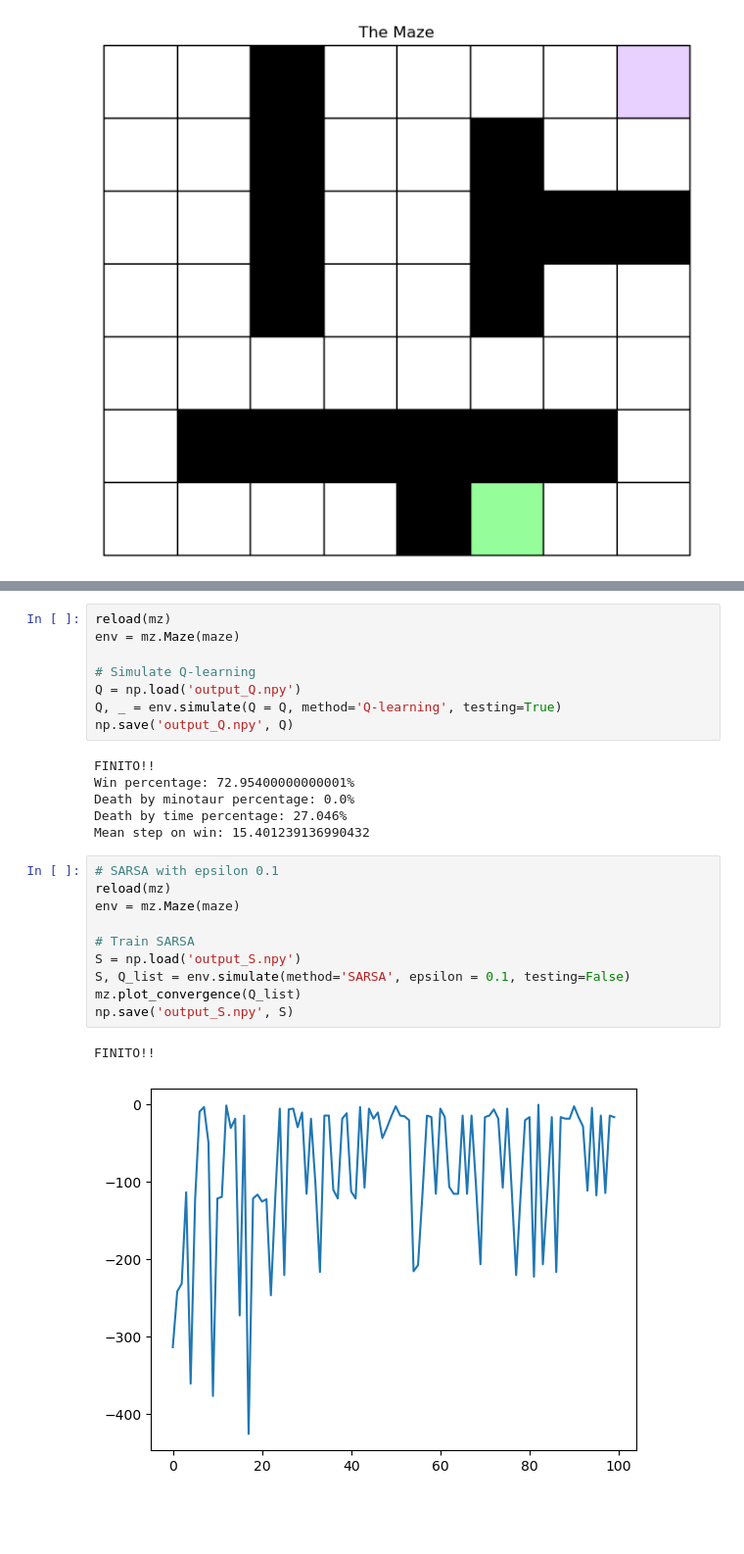
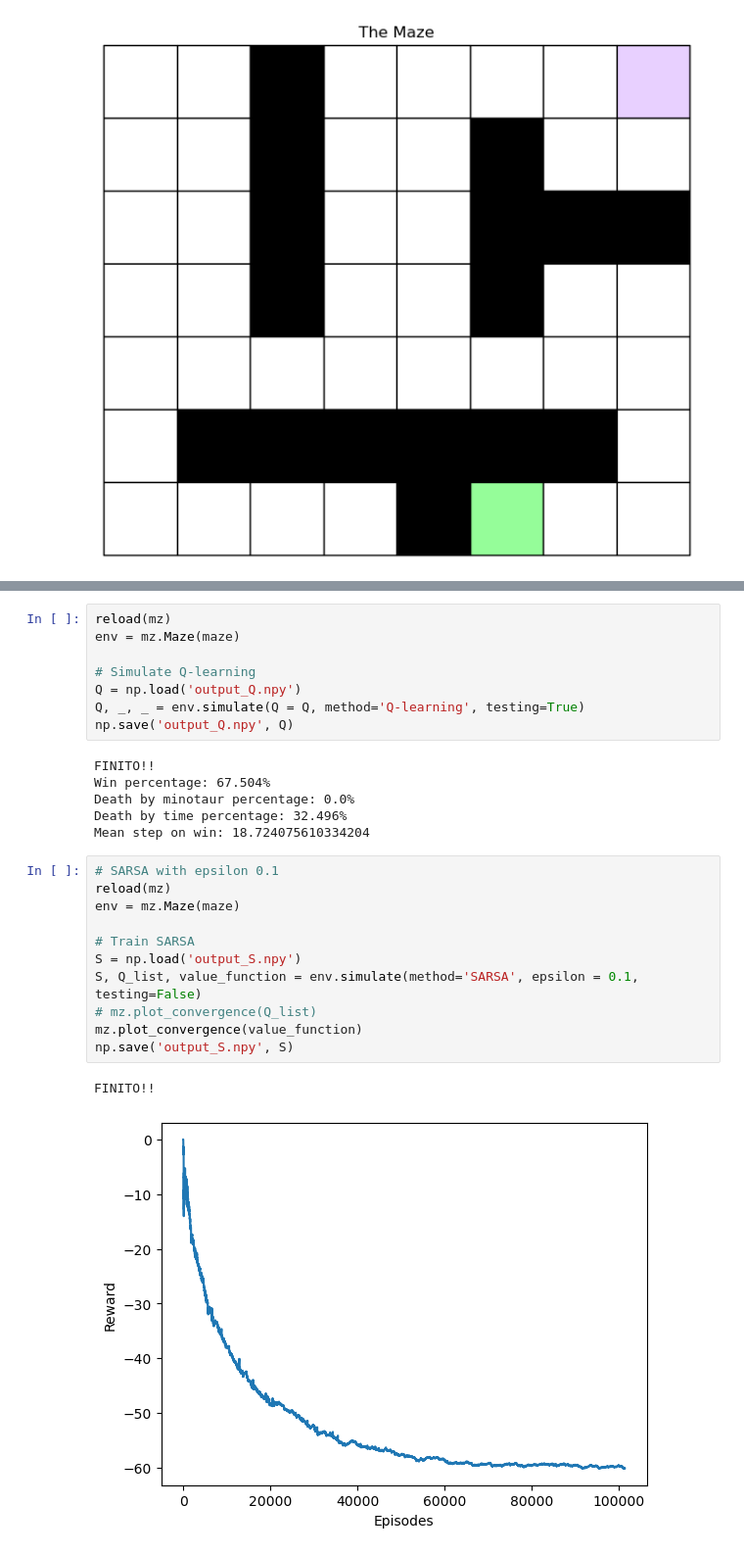
Before and after one commit to simoclemens/KTH-ReinforcementLearning, a Jupyter notebook: LAB1/EX1/problem1_B1.ipynb, the cells around one changed output, grey strips where cells are left out. Shown at 98% size. Drawn from its saved outputs; the diff is of its cells as text; blank space fills up the shorter version.

Commit message:
Updated all the plots

```diff
--- a/LAB1/EX1/problem1_B1.ipynb
+++ b/LAB1/EX1/problem1_B1.ipynb
@@ -128,27 +132,28 @@ env = mz.Maze(maze)
 
 # Simulate Q-learning
 Q = np.load('output_Q.npy')
-Q, _ = env.simulate(Q = Q, method='Q-learning', testing=True)
+Q, _, _ = env.simulate(Q = Q, method='Q-learning', testing=True)
 np.save('output_Q.npy', Q)
 # %% [output]
 FINITO!!
-Win percentage: 72.95400000000001%
+Win percentage: 67.504%
 Death by minotaur percentage: 0.0%
-Death by time percentage: 27.046%
-Mean step on win: 15.401239136990432
+Death by time percentage: 32.496%
+Mean step on win: 18.724075610334204
 # %%
 # SARSA with epsilon 0.1
 reload(mz)
 env = mz.Maze(maze)
 
 # Train SARSA
 S = np.load('output_S.npy')
-S, Q_list = env.simulate(method='SARSA', epsilon = 0.1, testing=False)
-mz.plot_convergence(Q_list)
+S, Q_list, value_function = env.simulate(method='SARSA', epsilon = 0.1, testing=False)
+# mz.plot_convergence(Q_list)
+mz.plot_convergence(value_function)
 np.save('output_S.npy', S)
 # %% [output]
 FINITO!!
-[figure, old version]
+[figure, new version]
 # %%
 reload(mz)
 env = mz.Maze(maze)
```
Also changed, not shown: parts of 18 cells of this notebook, 3 other files.
